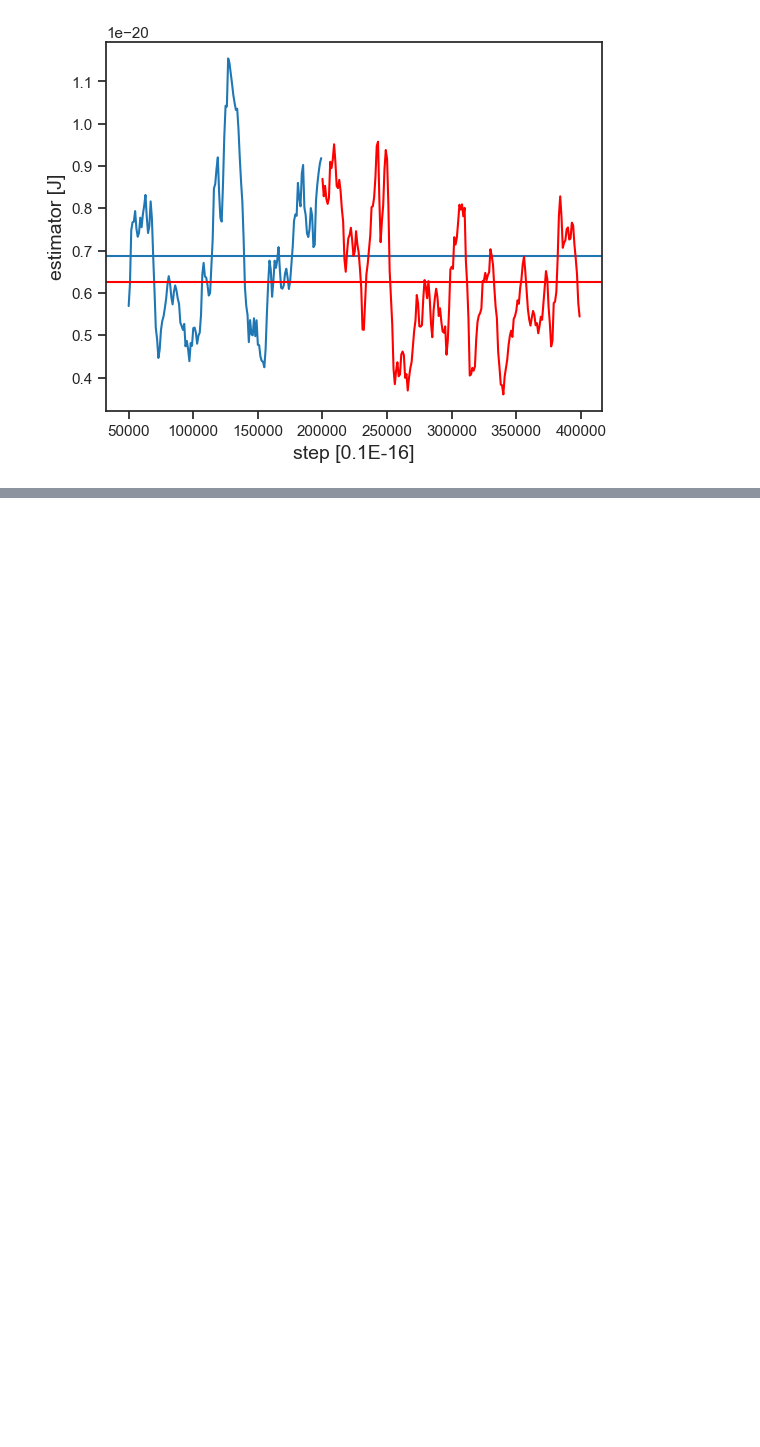
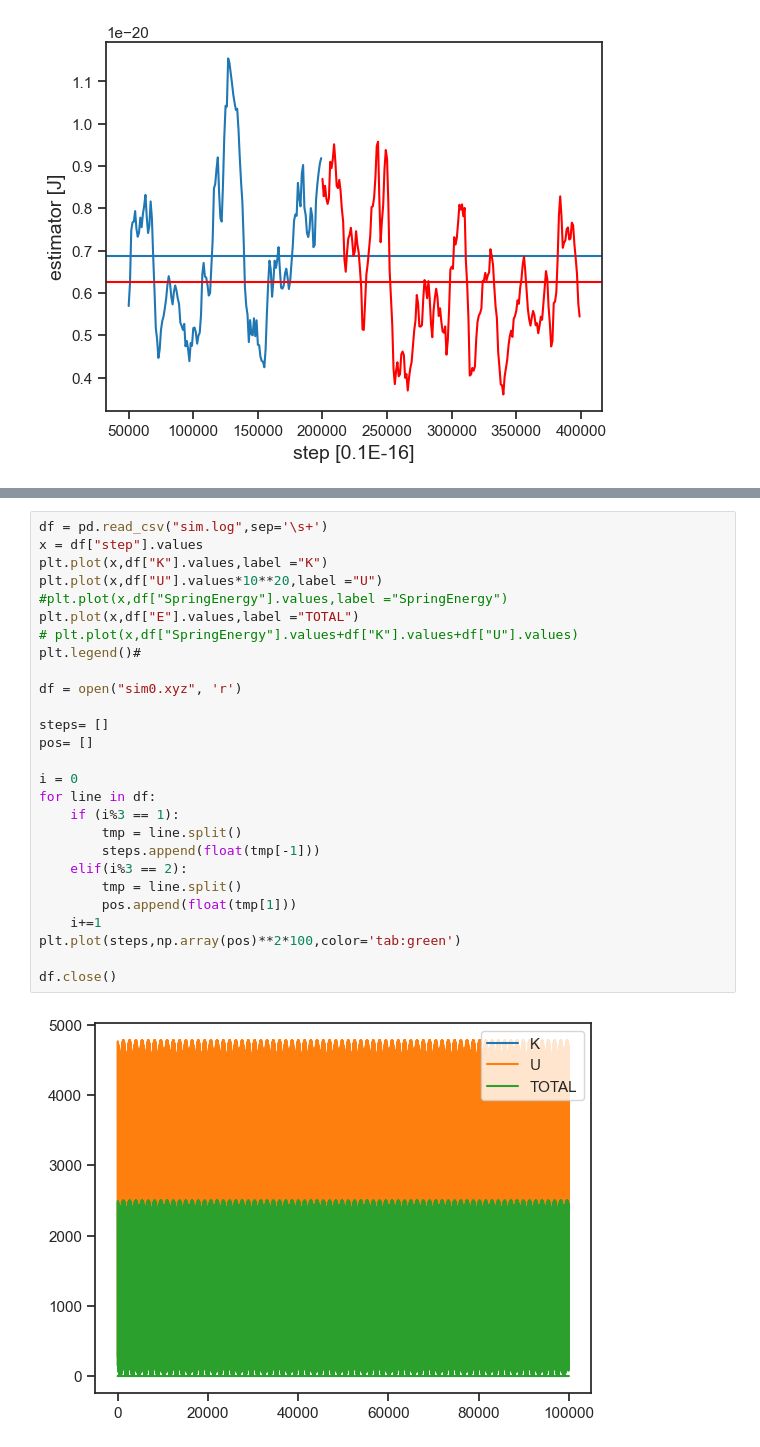
Before and after one commit to SagiMeir/Simulations4Beginners, a Jupyter notebook: Untitled-1.ipynb, the cells around one changed output, grey strips where cells are left out. Drawn from its saved outputs; the diff is of its cells as text; blank space fills up the shorter version.

```diff
--- a/Untitled-1.ipynb
+++ b/Untitled-1.ipynb
@@ -206,0 +233,29 @@ hbar *7.596E13/(1*BOLTZMANN)
+# %%
+df = pd.read_csv("sim.log",sep='\s+')
+x = df["step"].values
+plt.plot(x,df["K"].values,label ="K")
+plt.plot(x,df["U"].values*10**20,label ="U")
+#plt.plot(x,df["SpringEnergy"].values,label ="SpringEnergy")
+plt.plot(x,df["E"].values,label ="TOTAL")
+# plt.plot(x,df["SpringEnergy"].values+df["K"].values+df["U"].values)
+plt.legend()#
+
+df = open("sim0.xyz", 'r')
+
+steps= []
+pos= []
+
+i = 0
+for line in df:
+    if (i%3 == 1):
+        tmp = line.split()
+        steps.append(float(tmp[-1]))
+    elif(i%3 == 2):
+        tmp = line.split()
+        pos.append(float(tmp[1]))
+    i+=1
+plt.plot(steps,np.array(pos)**2*100,color='tab:green')
+
+df.close()
+# %% [output]
+[figure, added]
```
Also changed, not shown: parts of 7 cells of this notebook, 3 other files.
